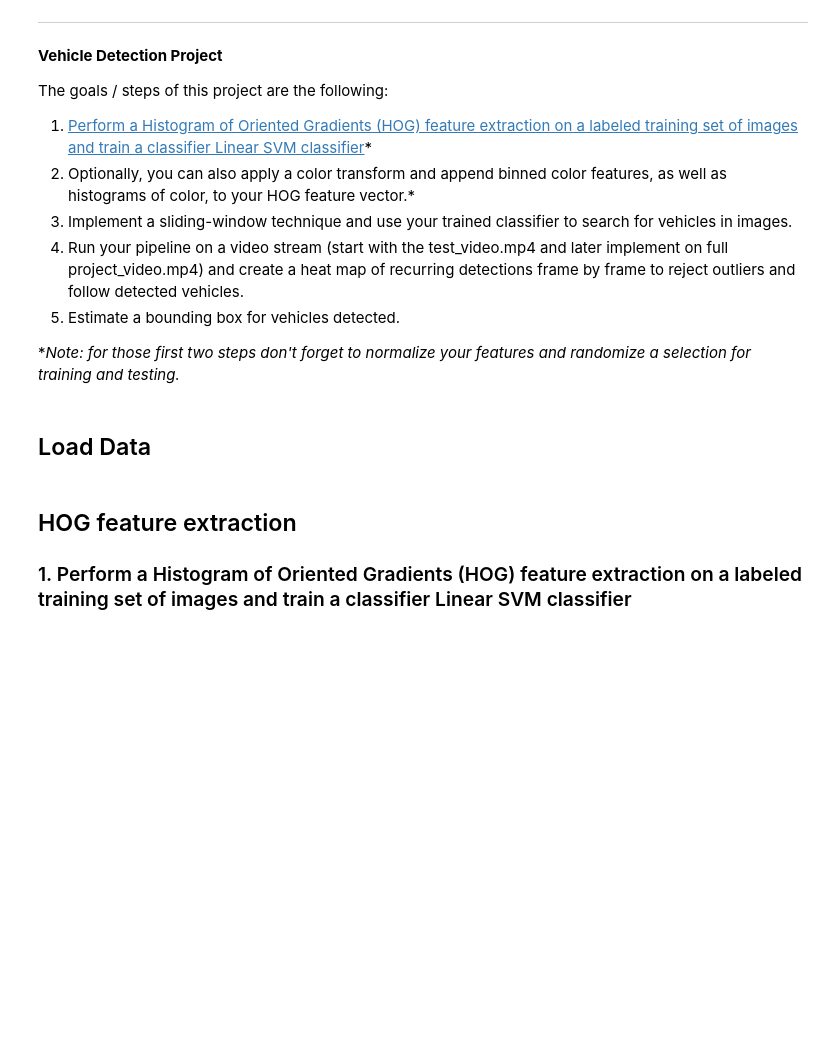
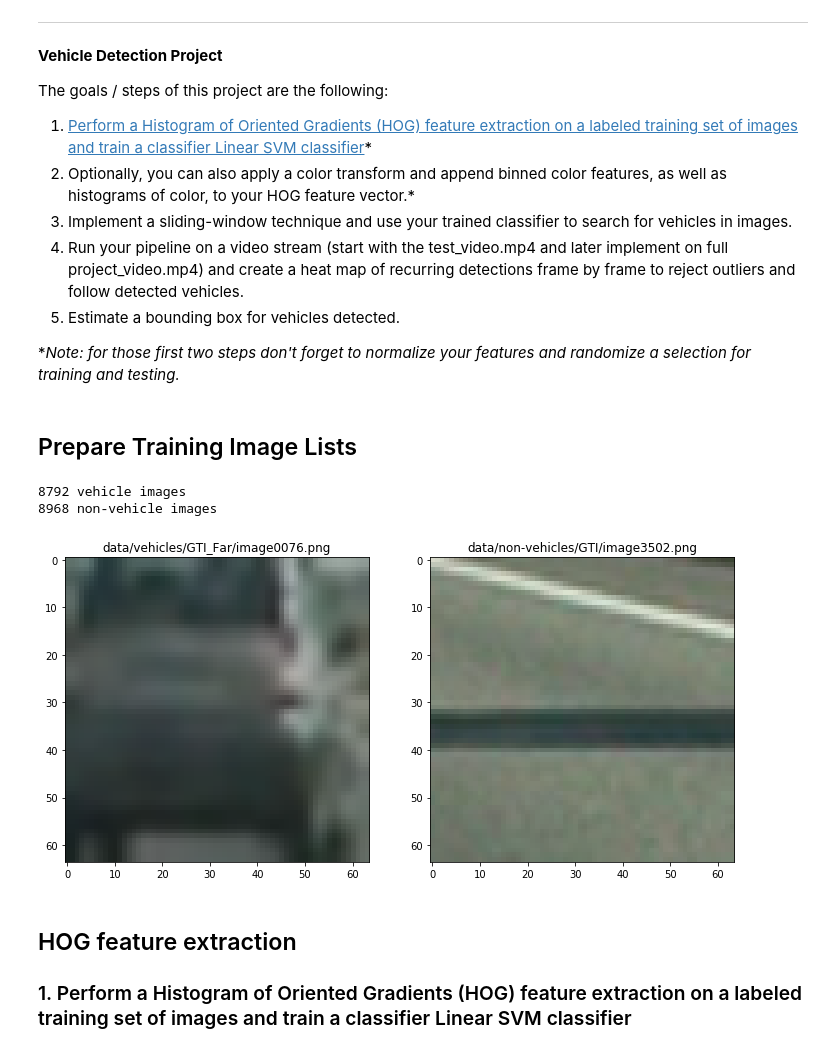
Before and after one commit to johnybang/CarND-Vehicle-Detection, a Jupyter notebook: VehicleDetection.ipynb, the cells around one changed output. Saved outputs shown, nothing was run; the diff lists cells and outputs as text; code cells hidden in the pictures; blank space fills up the shorter version.

```diff
--- a/VehicleDetection.ipynb
+++ b/VehicleDetection.ipynb
@@ -17,7 +17,40 @@ The goals / steps of this project are the following:
 5. Estimate a bounding box for vehicles detected.
 
 \**Note: for those first two steps don't forget to normalize your features and randomize a selection for training and testing.*
-# %% [markdown]
-## Load Data
+# %% [markdown]
+## Prepare Training Image Lists
+# %%
+import glob
+import numpy as np
+import matplotlib.pyplot as plt
+import matplotlib.image as mpimg
+
+%matplotlib inline
+
+# Make lists of car and notcar files
+cars = glob.glob('data/vehicles/*/*.png')
+notcars = glob.glob('data/non-vehicles/*/*.png')
+
+# Print number of each class
+print(len(cars), "vehicle images")
+print(len(notcars), "non-vehicle images")
+
+# Plot a random example of each class
+fig, ax = plt.subplots(1,2, figsize=(12,6))
+
+plt.sca(ax[0])
+car_example = np.random.choice(cars)
+plt.imshow(mpimg.imread(car_example))
+plt.title(car_example)
+plt.sca(ax[1])
+notcar_example = np.random.choice(notcars)
+plt.imshow(mpimg.imread(notcar_example))
+plt.title(notcar_example)
+
+fig.savefig('output_images/train_images.jpg')
+# %% [output]
+8792 vehicle images
+8968 non-vehicle images
+[figure, added]
 # %% [markdown]
 ## HOG feature extraction
```
Also changed, not shown: parts of 3 cells of this notebook, 3 other files.
